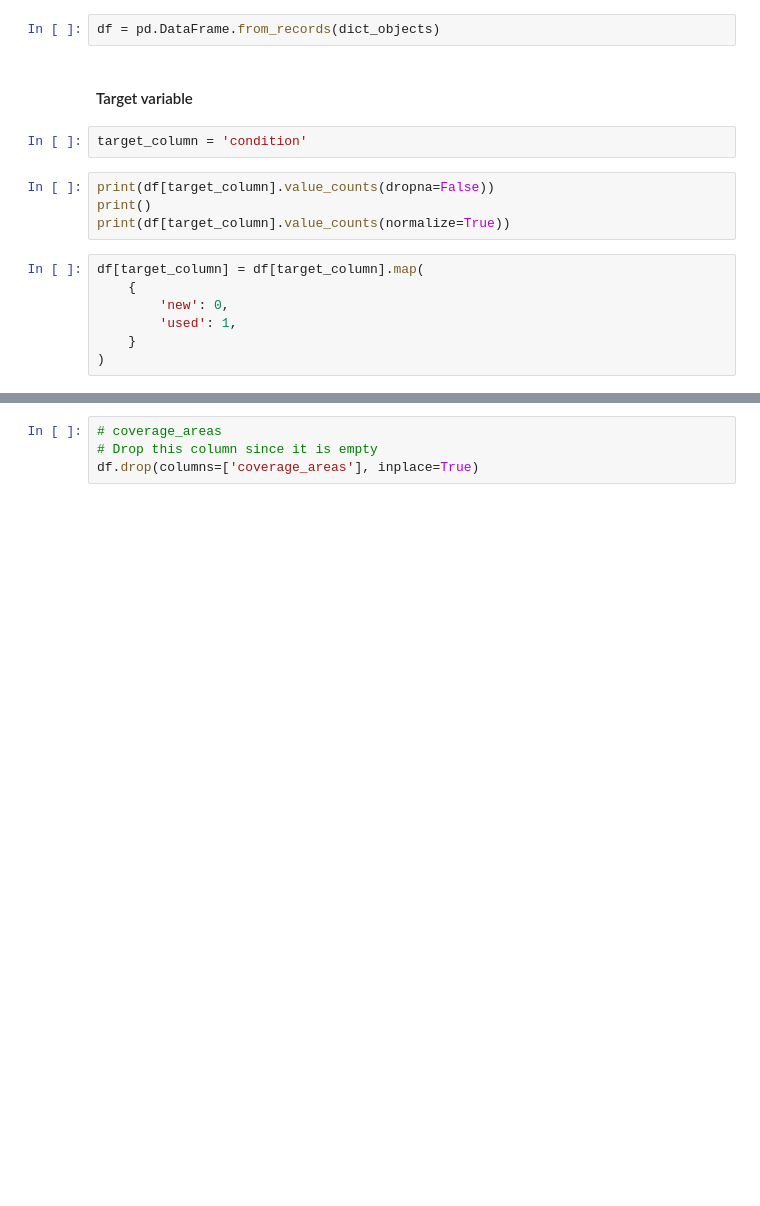
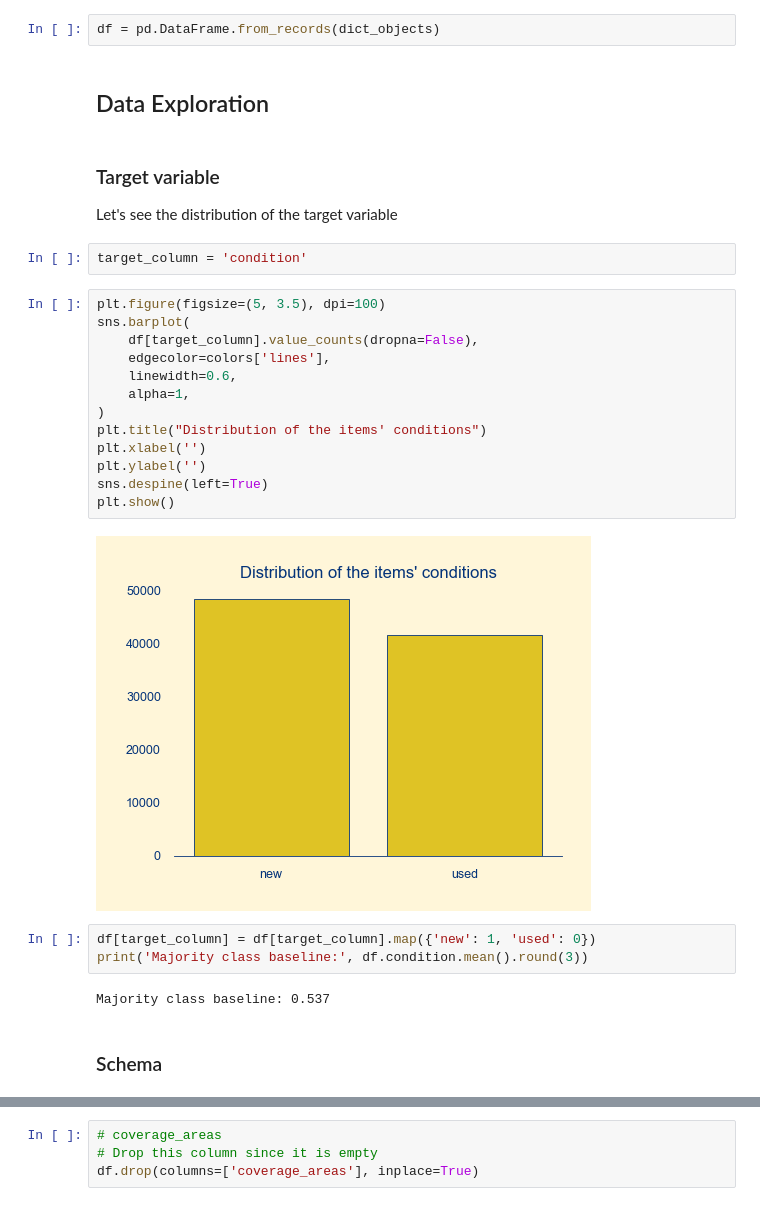
Before and after one commit to dewith/new-or-used, a Jupyter notebook: notebooks/01_data_exploration.ipynb, the cells around one changed output, grey strips where cells are left out. Saved outputs shown, nothing was run; the diff lists cells and outputs as text; blank space fills up the shorter version.

```diff
--- a/notebooks/01_data_exploration.ipynb
+++ b/notebooks/01_data_exploration.ipynb
@@ -70,18 +54,33 @@ for dtype in set(dtypes.values()):
 Load the data into a pandas dataframe
 # %%
 df = pd.DataFrame.from_records(dict_objects)
-# %% [markdown]
-#### Target variable
+# %% [markdown]
+## Data Exploration
+# %% [markdown]
+### Target variable
+
+Let's see the distribution of the target variable
 # %%
 target_column = 'condition'
-# %%
-print(df[target_column].value_counts(dropna=False))
-print()
-print(df[target_column].value_counts(normalize=True))
+# %%
+plt.figure(figsize=(5, 3.5), dpi=100)
+sns.barplot(
+    df[target_column].value_counts(dropna=False),
+    edgecolor=colors['lines'],
+    linewidth=0.6,
+    alpha=1,
+)
+plt.title("Distribution of the items' conditions")
+plt.xlabel('')
+plt.ylabel('')
+sns.despine(left=True)
+plt.show()
+# %% [output]
+[figure, added]
 # %%
-df[target_column] = df[target_column].map(
-    {
-        'new': 0,
-        'used': 1,
-    }
-)
+df[target_column] = df[target_column].map({'new': 1, 'used': 0})
+print('Majority class baseline:', df.condition.mean().round(3))
+# %% [output]
+Majority class baseline: 0.537
+# %% [markdown]
+### Schema
```
Also changed, not shown: parts of 63 cells of this notebook, 2 other files.
